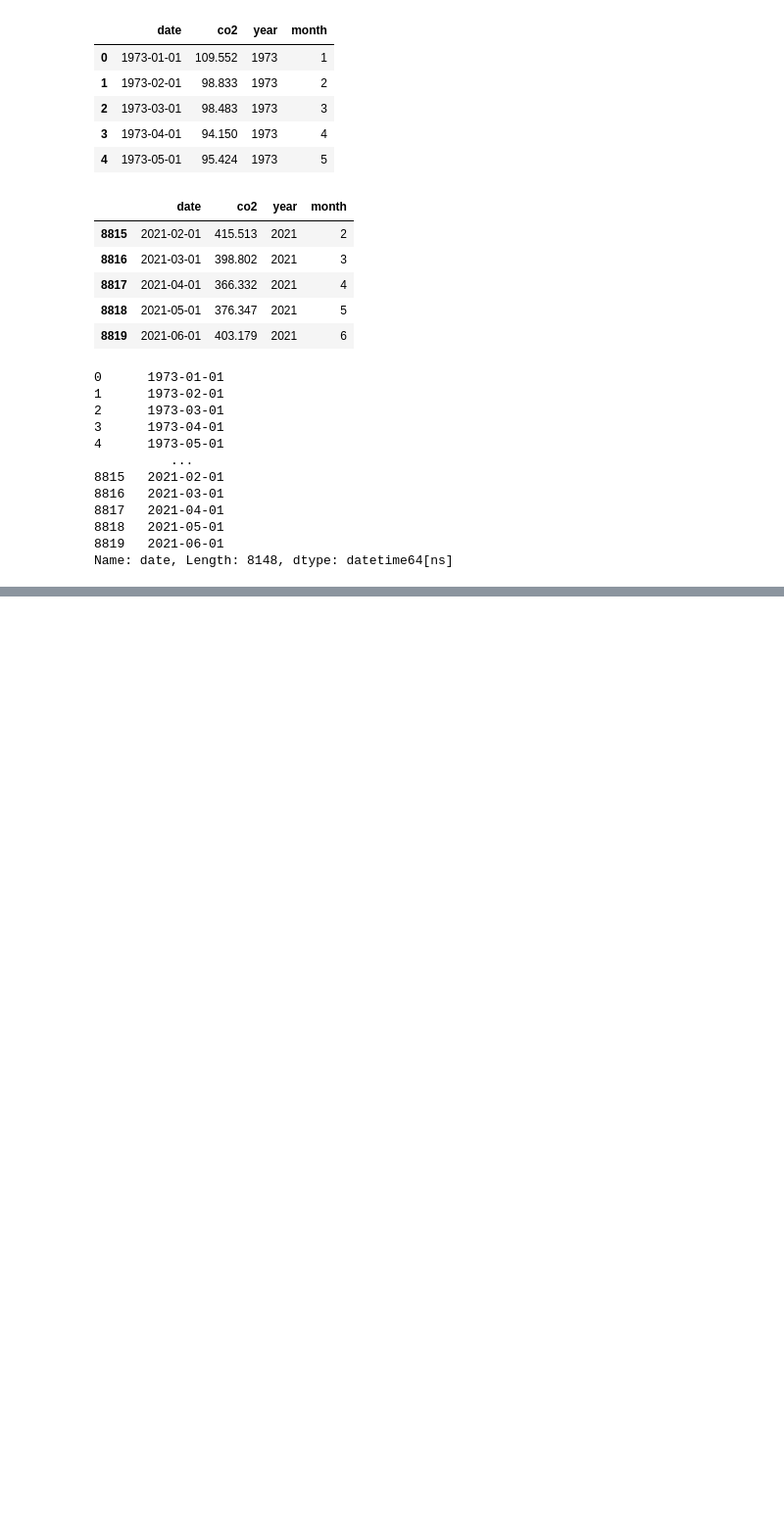
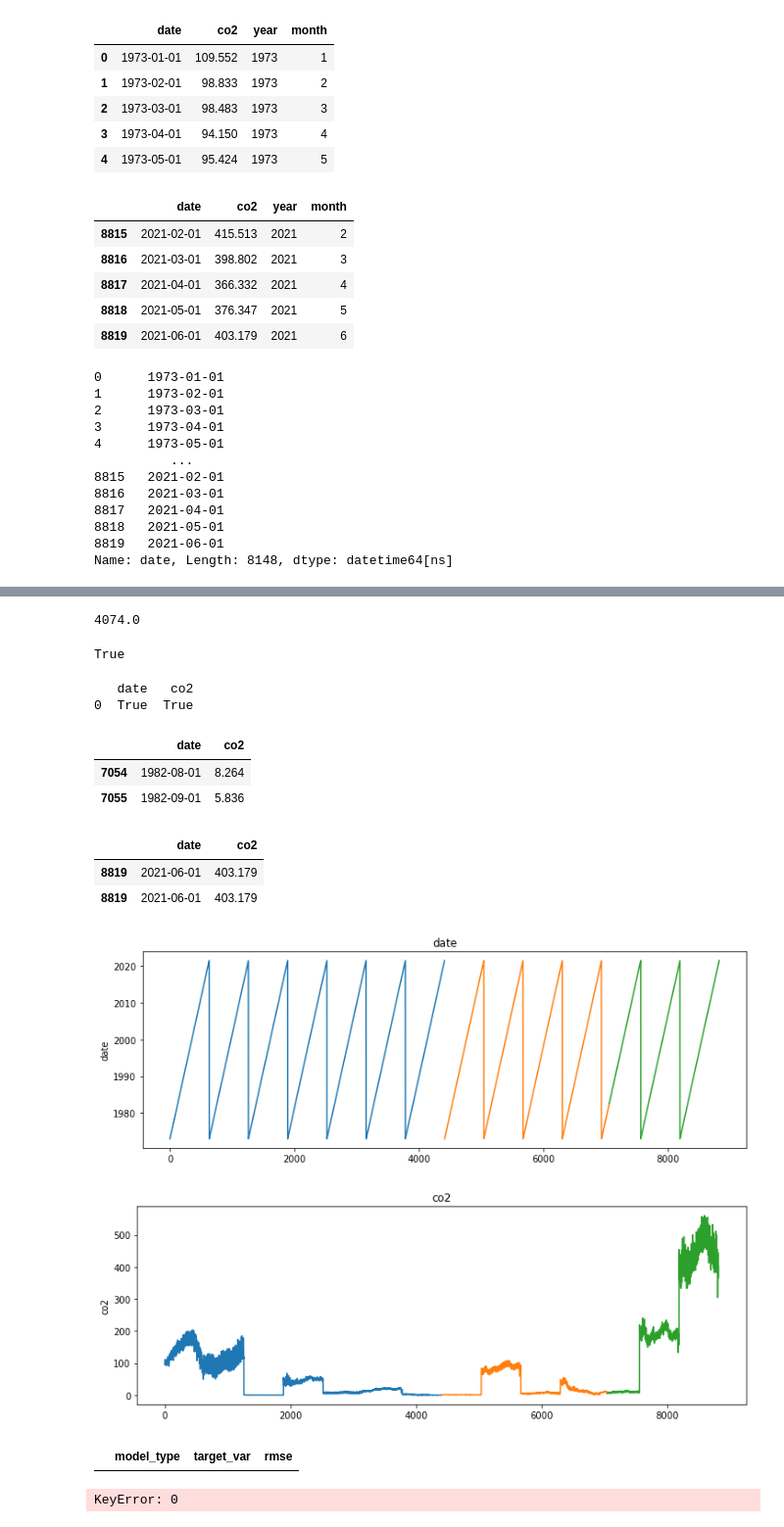
Before and after one commit to jamesallen0351/individual-project, a Jupyter notebook: us_monthly_co2_data.ipynb, the cells around one changed output, grey strips where cells are left out. Shown at 98% size. Drawn from its saved outputs; the diff is of its cells as text; code cells hidden in the pictures; blank space fills up the shorter version.

Commit message:
update monthly co2 data

```diff
--- a/us_monthly_co2_data.ipynb
+++ b/us_monthly_co2_data.ipynb
@@ -113,7 +113,7 @@ df.head(14)
 | 13 | 1974-01-01 | 108.393 |
 | 14 | 1974-02-01 | 98.038 |
 # %%
-df.date = pd.to_datetime(df.date)
+df.date = pd.to_datetime(df.date, format = ('%Y-%m-%d'))
 # %%
 df.head()
 # %% [output]
@@ -170,0 +179,2 @@ Name: date, Length: 8148, dtype: datetime64[ns]
+# %%
+df = df.drop(['year', 'month'], axis = 1)
@@ -170,0 +196,61 @@ Name: date, Length: 8148, dtype: datetime64[ns]
+# %%
+# looking a half of the data .5
+len(df) * .5
+# %% [output]
+4074.0
+# %%
+# compute num of rows that are 50% of total rows and assign to variable train_size
+train_size = int(len(df) * .5)
+
+# compute num of rows that are 30% of total rows and assign to variable validate_size
+validate_size = int(len(df) * .3)
+
+# make test_size the number of rows remaining (test_size = total # of rows - train_size - validate_size)
+test_size = int(len(df) - train_size - validate_size)
+
+# compute the row number at which the switch from validate to test happens.
+validate_end_index = train_size + validate_size
+# %%
+# split into train, validation, test
+train = df[: train_size]
+validate = df[train_size : validate_end_index]
+test = df[validate_end_index : ]
+# %%
+# sum of train, validate and test = total number of rows?
+print(len(train) + len(validate) + len(test) == len(df))
+# %% [output]
+True
+# %%
+# test the row starts
+print(df.head(1) == train.head(1))
+# %% [output]
+   date   co2
+0  True  True
+# %%
+# test the split between validate and test
+pd.concat([train.tail(1), validate.head(1)])
+pd.concat([validate.tail(1), test.head(1)])
+# %% [output]
+|  | date | co2 |
+| 7054 | 1982-08-01 | 8.264 |
+| 7055 | 1982-09-01 | 5.836 |
+# %%
+# compare the last row of test to last row of df
+pd.concat([test.tail(1), df.tail(1)])
+# %% [output]
+|  | date | co2 |
+| 8819 | 2021-06-01 | 403.179 |
+| 8819 | 2021-06-01 | 403.179 |
+# %%
+# plot the data points, color by train, validate, test
+for col in train.columns:
+    plt.figure(figsize=(12,4))
+    plt.plot(train[col])
+    plt.plot(validate[col])
+    plt.plot(test[col])
+    plt.ylabel(col)
+    plt.title(col)
+    plt.show()
+# %% [output]
+[figure, added]
+[figure, added]
@@ -170,0 +287,5 @@ Name: date, Length: 8148, dtype: datetime64[ns]
+# %%
+# check out the data frame
+eval_df
+# %% [output]
+|  | model_type | target_var | rmse |
@@ -170,0 +305,8 @@ Name: date, Length: 8148, dtype: datetime64[ns]
+# %%
+# last observed value
+# make predictions
+# taking the last observation
+last_co2 = train['co2'][-1:][0]
+last_co2
+# %% [output]
+KeyError: 0
```
Also changed, not shown: parts of 7 cells of this notebook.
